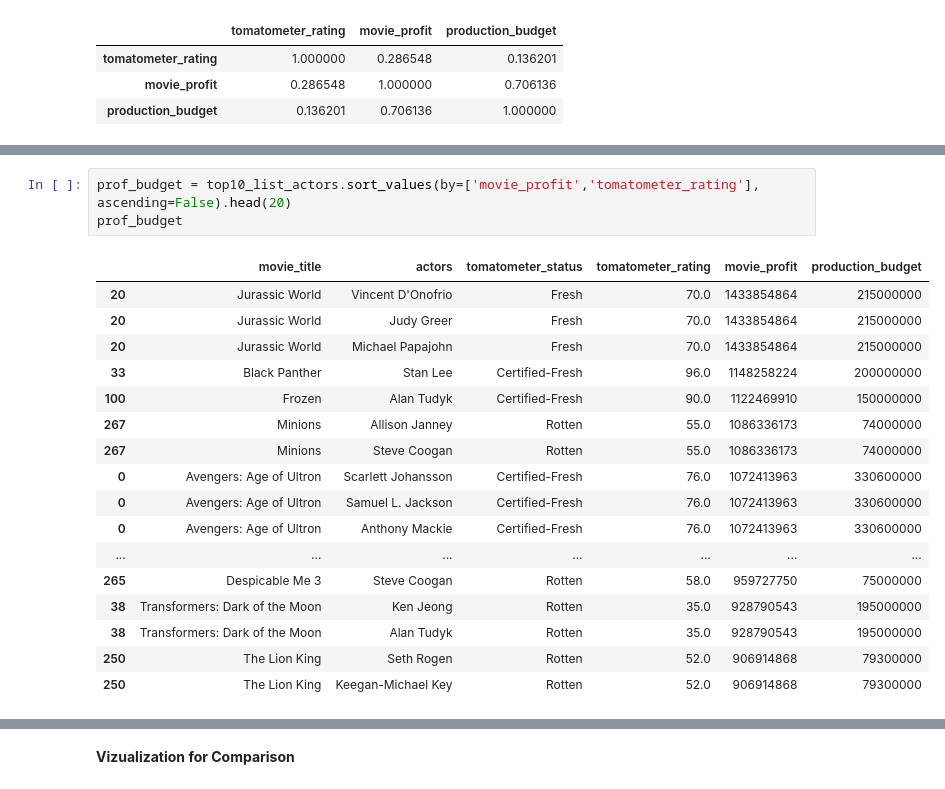
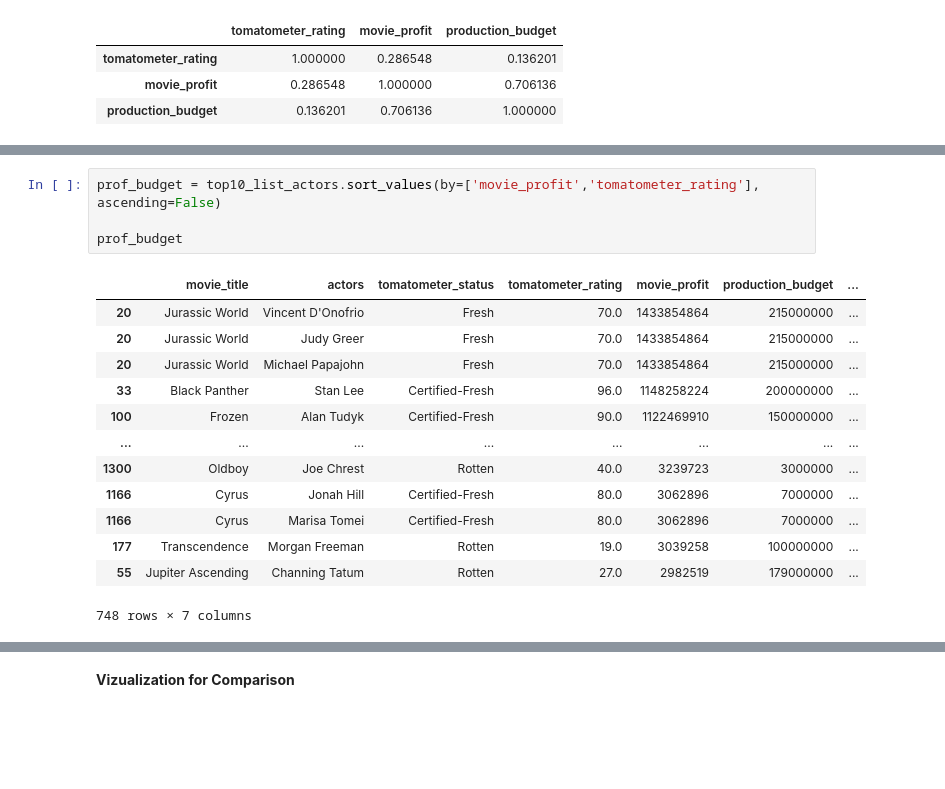
Before and after one commit to jchandleroneal/microsoft-movie-analysis, a Jupyter notebook: movie_analysis.ipynb, the cells around one changed output, grey strips where cells are left out. Saved outputs shown, nothing was run; the diff lists cells and outputs as text; blank space fills up the shorter version.

Commit message:
actors

```diff
--- a/movie_analysis.ipynb
+++ b/movie_analysis.ipynb
@@ -485,21 +503,18 @@ top10_list_actors.corr()
 # %%
-prof_budget = top10_list_actors.sort_values(by=['movie_profit','tomatometer_rating'], ascending=False).head(20)
+prof_budget = top10_list_actors.sort_values(by=['movie_profit','tomatometer_rating'], ascending=False)
+
 prof_budget
 # %% [output]
-|  | movie_title | actors | tomatometer_status | tomatometer_rating | movie_profit | production_budget |
-| 20 | Jurassic World | Vincent D'Onofrio | Fresh | 70.0 | 1433854864 | 215000000 |
-| 20 | Jurassic World | Judy Greer | Fresh | 70.0 | 1433854864 | 215000000 |
-| 20 | Jurassic World | Michael Papajohn | Fresh | 70.0 | 1433854864 | 215000000 |
-| 33 | Black Panther | Stan Lee | Certified-Fresh | 96.0 | 1148258224 | 200000000 |
-| 100 | Frozen | Alan Tudyk | Certified-Fresh | 90.0 | 1122469910 | 150000000 |
-| 267 | Minions | Allison Janney | Rotten | 55.0 | 1086336173 | 74000000 |
-| 267 | Minions | Steve Coogan | Rotten | 55.0 | 1086336173 | 74000000 |
-| 0 | Avengers: Age of Ultron | Scarlett Johansson | Certified-Fresh | 76.0 | 1072413963 | 330600000 |
-| 0 | Avengers: Age of Ultron | Samuel L. Jackson | Certified-Fresh | 76.0 | 1072413963 | 330600000 |
-| 0 | Avengers: Age of Ultron | Anthony Mackie | Certified-Fresh | 76.0 | 1072413963 | 330600000 |
-| ... | ... | ... | ... | ... | ... | ... |
-| 265 | Despicable Me 3 | Steve Coogan | Rotten | 58.0 | 959727750 | 75000000 |
-| 38 | Transformers: Dark of the Moon | Ken Jeong | Rotten | 35.0 | 928790543 | 195000000 |
-| 38 | Transformers: Dark of the Moon | Alan Tudyk | Rotten | 35.0 | 928790543 | 195000000 |
-| 250 | The Lion King | Seth Rogen | Rotten | 52.0 | 906914868 | 79300000 |
-| 250 | The Lion King | Keegan-Michael Key | Rotten | 52.0 | 906914868 | 79300000 |
+|  | movie_title | actors | tomatometer_status | tomatometer_rating | movie_profit | production_budget | ... |
+| 20 | Jurassic World | Vincent D'Onofrio | Fresh | 70.0 | 1433854864 | 215000000 | ... |
+| 20 | Jurassic World | Judy Greer | Fresh | 70.0 | 1433854864 | 215000000 | ... |
+| 20 | Jurassic World | Michael Papajohn | Fresh | 70.0 | 1433854864 | 215000000 | ... |
+| 33 | Black Panther | Stan Lee | Certified-Fresh | 96.0 | 1148258224 | 200000000 | ... |
+| 100 | Frozen | Alan Tudyk | Certified-Fresh | 90.0 | 1122469910 | 150000000 | ... |
+| ... | ... | ... | ... | ... | ... | ... | ... |
+| 1300 | Oldboy | Joe Chrest | Rotten | 40.0 | 3239723 | 3000000 | ... |
+| 1166 | Cyrus | Jonah Hill | Certified-Fresh | 80.0 | 3062896 | 7000000 | ... |
+| 1166 | Cyrus | Marisa Tomei | Certified-Fresh | 80.0 | 3062896 | 7000000 | ... |
+| 177 | Transcendence | Morgan Freeman | Rotten | 19.0 | 3039258 | 100000000 | ... |
+| 55 | Jupiter Ascending | Channing Tatum | Rotten | 27.0 | 2982519 | 179000000 | ... |
+748 rows × 7 columns
```
Also changed, not shown: parts of 11 cells of this notebook.
